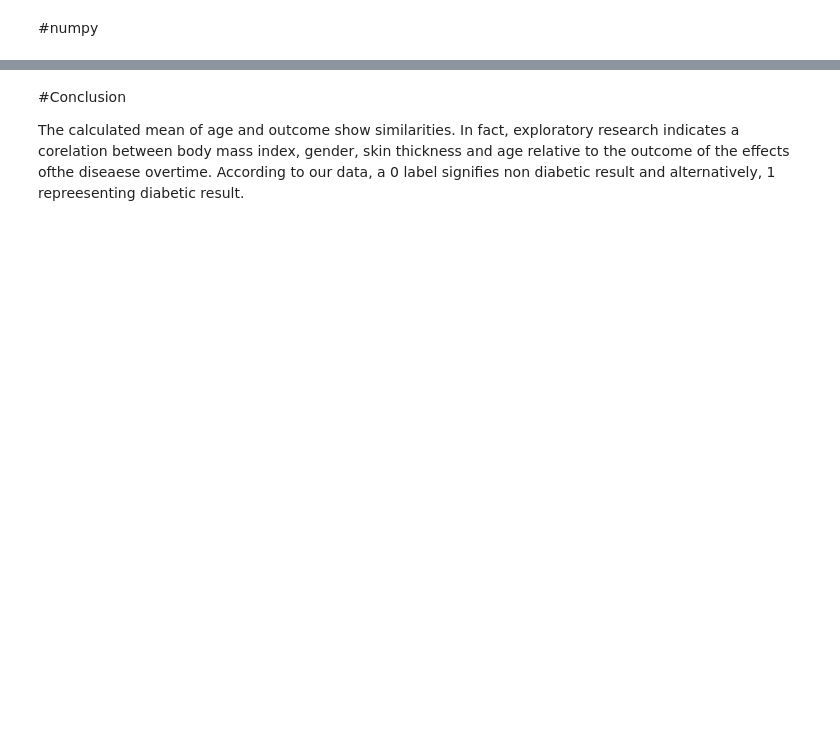
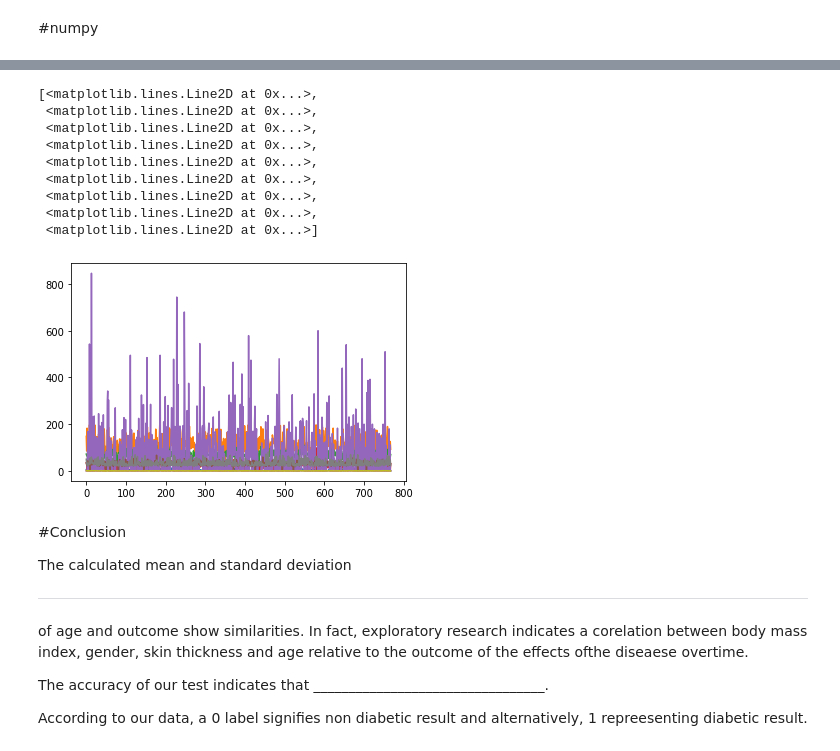
Before and after one commit to TVHM/Microcradentials_Business, a Jupyter notebook: Group_7_mcphearson__diabetes_miniproject_.ipynb, the cells around one changed output, grey strips where cells are left out. Cells and saved outputs as stored; diff of their text form; code cells hidden in the pictures; blank space fills up the shorter version.

```diff
--- a/Group_7_mcphearson__diabetes_miniproject_.ipynb
+++ b/Group_7_mcphearson__diabetes_miniproject_.ipynb
@@ -299,0 +488,10 @@ dataset
+# %%
+import numpy as np
+
+#loading the data set to a dataframe and data varaiable defined
+diabetes_dataset = pd.read_csv('https://raw.githubusercontent.com/plotly/datasets/master/diabetes.csv')
+
+konstrnt_stud = diabetes_dataset
+
+dataset = np.array(konstrnt_stud )
+dataset
@@ -300,4 +506,24 @@ dataset
+# %%
+plt.plot(dataset)
+# %% [output]
+[<matplotlib.lines.Line2D at 0x...>,
+ <matplotlib.lines.Line2D at 0x...>,
+ <matplotlib.lines.Line2D at 0x...>,
+ <matplotlib.lines.Line2D at 0x...>,
+ <matplotlib.lines.Line2D at 0x...>,
+ <matplotlib.lines.Line2D at 0x...>,
+ <matplotlib.lines.Line2D at 0x...>,
+ <matplotlib.lines.Line2D at 0x...>,
+ <matplotlib.lines.Line2D at 0x...>]
+[figure, added]
 # %% [markdown]
 #Conclusion
 
-The calculated mean of age and outcome show similarities. In fact, exploratory research indicates a corelation between body mass index, gender, skin thickness and age relative to the outcome of the effects ofthe diseaese overtime.  According to our data, a 0 label signifies non diabetic result and alternatively, 1 repreesenting diabetic result.
+The calculated mean and standard deviation
+______________________________
+
+of age and outcome show similarities. In fact, exploratory research indicates a corelation between body mass index, gender, skin thickness and age relative to the outcome of the effects ofthe diseaese overtime.
+
+The accuracy of our test indicates that _________________________________.
+
+According to our data, a 0 label signifies non diabetic result and alternatively, 1 repreesenting diabetic result.
```
Also changed, not shown: parts of 35 cells of this notebook.
